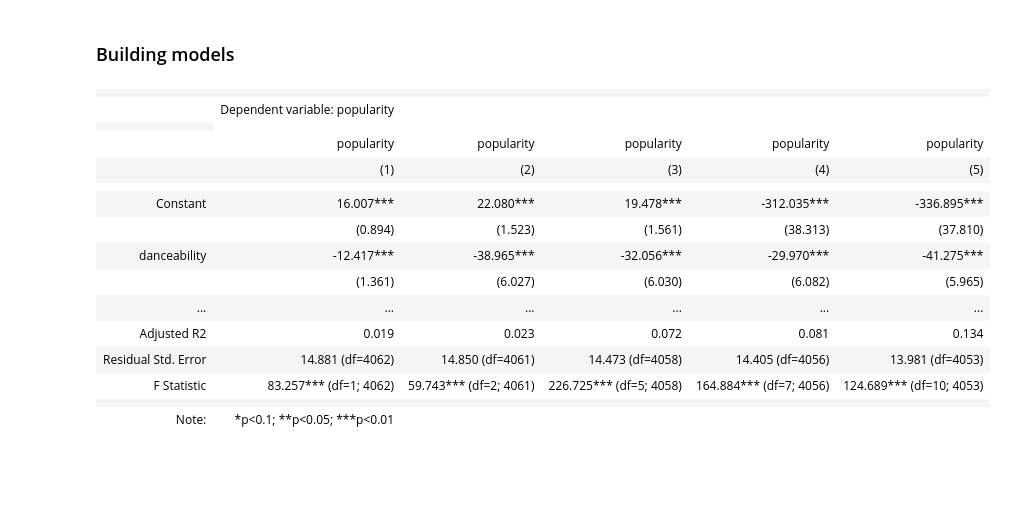
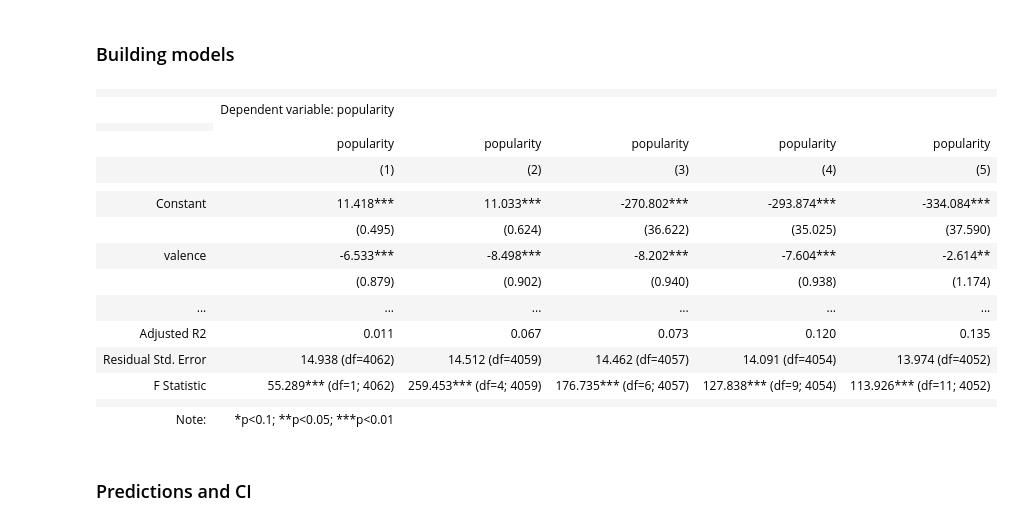
Before and after one commit to Anton21a/Data_Analysis, a Jupyter notebook: Assignment2.ipynb, the cells around one changed output. Drawn from its saved outputs; the diff is of its cells as text; code cells hidden in the pictures; blank space fills up the shorter version.

```diff
--- a/Assignment2.ipynb
+++ b/Assignment2.ipynb
@@ -292,31 +308,36 @@ reg1_1 = smf.ols(formula = 'popularity ~ danceability + danceability_squared', d
 # %%
-reg2 = smf.ols(formula = 'popularity ~ danceability + danceability_squared + speechiness + speechiness_squared + liveness', data = data).fit(cov_type = 'HC1')
+reg2 = smf.ols(formula = 'popularity ~ valence + speechiness + speechiness_squared + liveness', data = data).fit(cov_type = 'HC1')
 # %%
-reg3 = smf.ols(formula = 'popularity ~ danceability + danceability_squared + speechiness + speechiness_squared + liveness + log_duration_ms + log_duration_ms_squared', data = data).fit(cov_type = 'HC1')
+reg3 = smf.ols(formula = 'popularity ~ valence + speechiness + speechiness_squared + liveness + log_duration_ms + log_duration_ms_squared', data = data).fit(cov_type = 'HC1')
 # %%
-reg4 = smf.ols(formula = 'popularity ~ danceability + danceability_squared + speechiness + speechiness_squared + liveness + log_duration_ms + log_duration_ms_squared + Hindi + Tamil + Korean',
+reg4 = smf.ols(formula = 'popularity ~ valence + speechiness + speechiness_squared + liveness + log_duration_ms + log_duration_ms_squared + Hindi + Tamil + Korean',
                data = data).fit(cov_type = 'HC1')
+# %%
+reg5 = smf.ols(formula = 'popularity ~ valence + danceability + danceability_squared + speechiness + speechiness_squared + liveness + log_duration_ms + log_duration_ms_squared + Hindi + Tamil + Korean',
+               data = data).fit(cov_type = 'HC1')
 # %%
-stargazer = Stargazer([reg1, reg1_1, reg2, reg3, reg4])
+stargazer = Stargazer([reg1, reg2, reg3, reg4, reg5])
 stargazer.custom_columns(["popularity", "popularity", "popularity", "popularity", "popularity"], [1, 1, 1, 1, 1])
-stargazer.covariate_order(["Intercept", 'danceability', 'danceability_squared', 'speechiness', 'speechiness_squared', 'liveness', 'log_duration_ms',
-                          'log_duration_ms_squared', 'Hindi[T.1]', 'Tamil[T.1]', 'Korean[T.1]'])
+stargazer.covariate_order(["Intercept", 'valence', 'speechiness', 'speechiness_squared', 'liveness', 'log_duration_ms',
+                          'log_duration_ms_squared', 'Hindi[T.1]', 'Tamil[T.1]', 'Korean[T.1]', 'danceability', 'danceability_squared'])
 stargazer.rename_covariates({"Intercept": "Constant", 'Hindi[T.1]': 'Hindi', 'Tamil[T.1]': 'Tamil', 'Korean[T.1]': 'Korean'})
 stargazer
 # %% [output]
 |  |  |  |  |  |  |
 |  | Dependent variable: popularity |  |  |  |  |
 |  |
 |  | popularity | popularity | popularity | popularity | popularity |
 |  | (1) | (2) | (3) | (4) | (5) |
 |  |  |  |  |  |  |
-| Constant | 16.007*** | 22.080*** | 19.478*** | -312.035*** | -336.895*** |
-|  | (0.894) | (1.523) | (1.561) | (38.313) | (37.810) |
-| danceability | -12.417*** | -38.965*** | -32.056*** | -29.970*** | -41.275*** |
-|  | (1.361) | (6.027) | (6.030) | (6.082) | (5.965) |
+| Constant | 11.418*** | 11.033*** | -270.802*** | -293.874*** | -334.084*** |
+|  | (0.495) | (0.624) | (36.622) | (35.025) | (37.590) |
+| valence | -6.533*** | -8.498*** | -8.202*** | -7.604*** | -2.614** |
+|  | (0.879) | (0.902) | (0.940) | (0.938) | (1.174) |
 | ... | ... | ... | ... | ... | ... |
-| Adjusted R2 | 0.019 | 0.023 | 0.072 | 0.081 | 0.134 |
-| Residual Std. Error | 14.881 (df=4062) | 14.850 (df=4061) | 14.473 (df=4058) | 14.405 (df=4056) | 13.981 (df=4053) |
-| F Statistic | 83.257*** (df=1; 4062) | 59.743*** (df=2; 4061) | 226.725*** (df=5; 4058) | 164.884*** (df=7; 4056) | 124.689*** (df=10; 4053) |
+| Adjusted R2 | 0.011 | 0.067 | 0.073 | 0.120 | 0.135 |
+| Residual Std. Error | 14.938 (df=4062) | 14.512 (df=4059) | 14.462 (df=4057) | 14.091 (df=4054) | 13.974 (df=4052) |
+| F Statistic | 55.289*** (df=1; 4062) | 259.453*** (df=4; 4059) | 176.735*** (df=6; 4057) | 127.838*** (df=9; 4054) | 113.926*** (df=11; 4052) |
 |  |  |  |  |  |  |
 | Note: | *p<0.1; **p<0.05; ***p<0.01 |  |  |  |  |
+# %% [markdown]
+### Predictions and CI
```
Also changed, not shown: parts of 11 cells of this notebook.
